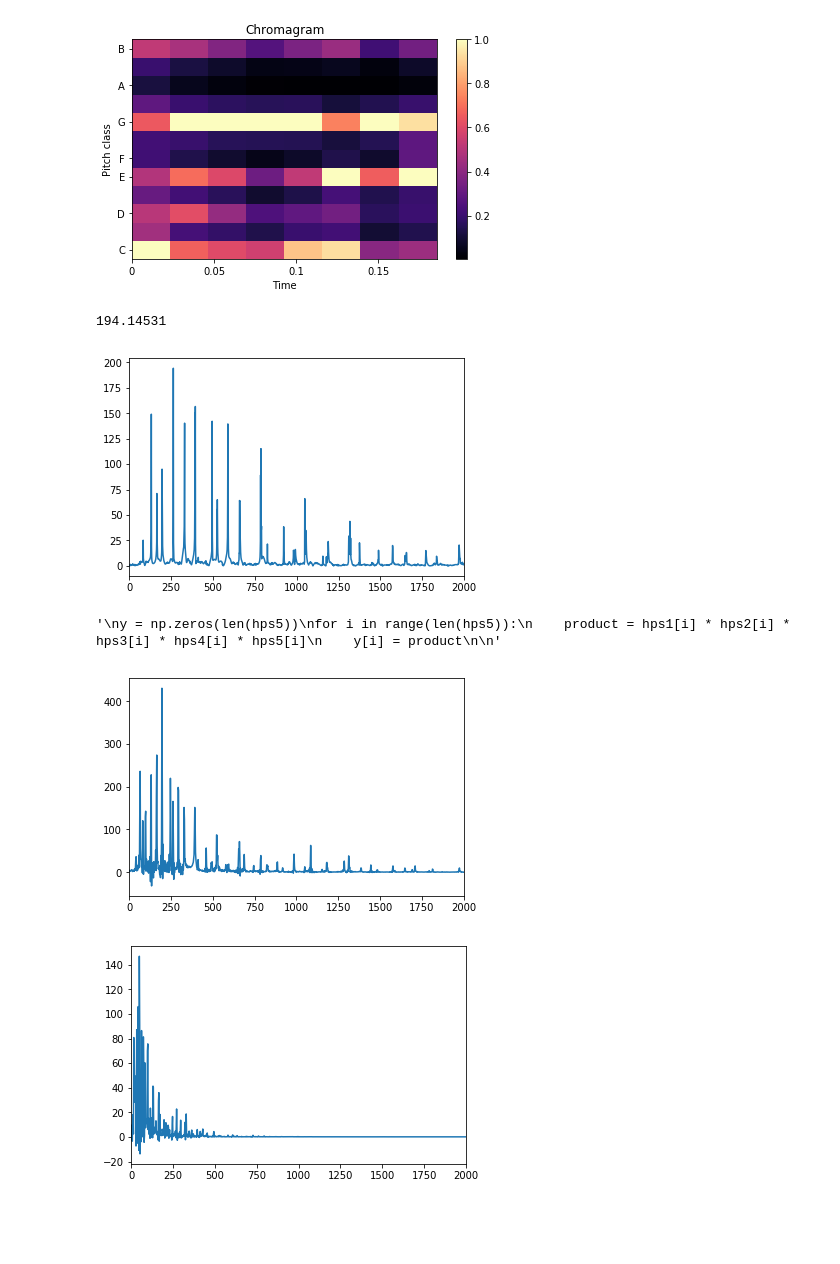
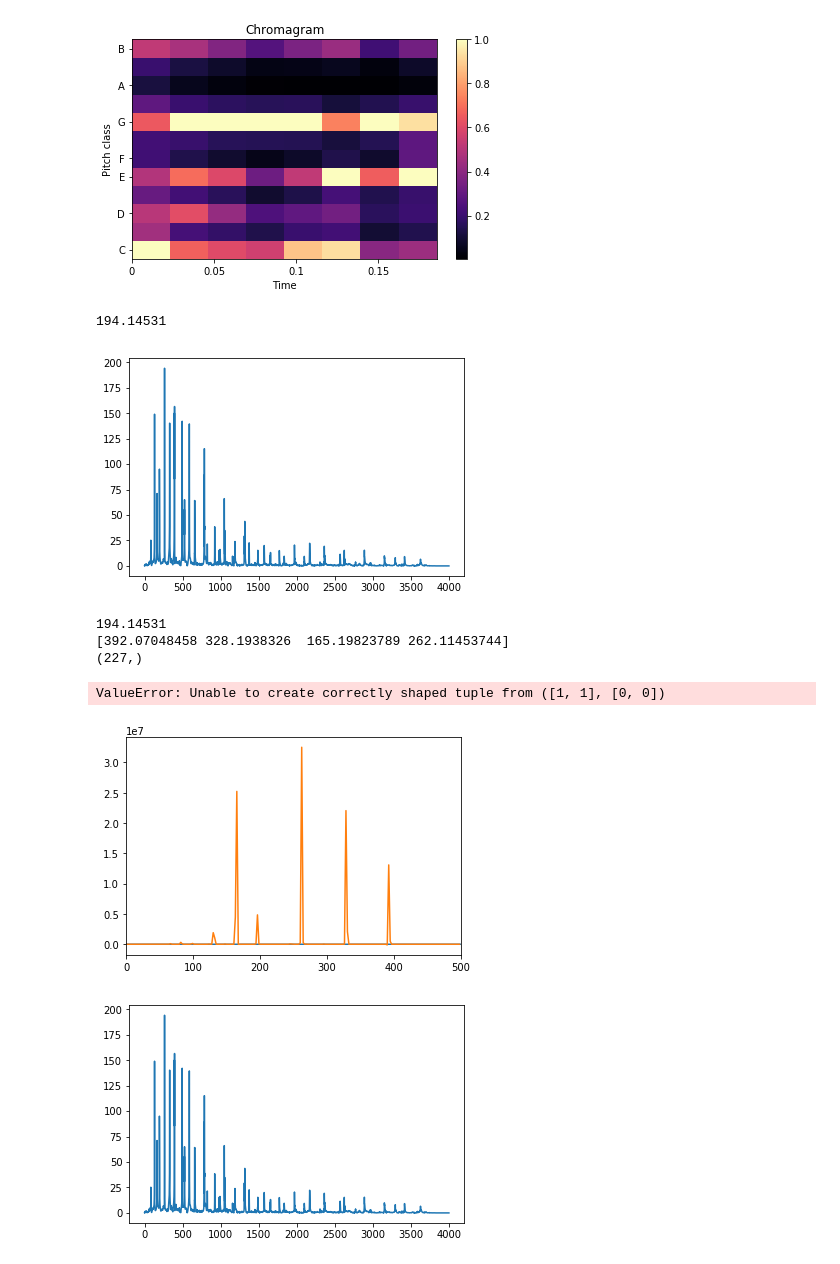
Before and after one commit to MichaelCuevas/automated-roman-numeral-analysis, a Jupyter notebook: chord_test.ipynb, the cells around one changed output. Cells and saved outputs as stored; diff of their text form; code cells hidden in the pictures; blank space fills up the shorter version.

```diff
--- a/chord_test.ipynb
+++ b/chord_test.ipynb
@@ -31,55 +27,82 @@ plt.show()
 # %%
 fft_chroma_test = np.fft.fft(chord)
 fft_chroma_test = np.abs(fft_chroma_test)
+Nf = np.shape(fft_chroma_test)[0]
+fft_chroma_test = fft_chroma_test[0:int(Nf/2)+1]
+
 plt.figure(1)
-win_len = len(chord)
-freq_arr = np.arange(win_len) * (sr/win_len)
+
+freq_arr = np.arange(int(Nf/2)+1) * (sr/win_len)
 plt.plot(freq_arr,fft_chroma_test)
-plt.xlim([0,2000])
+#plt.xlim([0,2000])
 print(np.max(fft_chroma_test))
 # %% [output]
 194.14531
-[figure, old version]
+[figure, new version]
 # %%
 #chord = sp.signal.windows.hann(len(chord)) * chord
 
-hps1 = np.abs(np.fft.fft(sp.signal.decimate(chord, 1)))
-hps2 = np.abs(np.fft.fft(sp.signal.decimate(chord, 2)))
-hps3 = np.abs(np.fft.fft(sp.signal.decimate(chord, 4)))
-hps4 = np.abs(np.fft.fft(sp.signal.decimate(chord, 8)))
-hps5 = np.abs(np.fft.fft(sp.signal.decimate(chord, 16)))
-
-'''
-hps1 = sp.signal.decimate(np.abs(np.fft.fft(chord)), 1)
-hps2 = sp.signal.decimate(np.abs(np.fft.fft(chord)), 2)
-hps3 = sp.signal.decimate(np.abs(np.fft.fft(chord)), 4)
-hps4 = sp.signal.decimate(np.abs(np.fft.fft(chord)), 8)
-hps5 = sp.signal.decimate(np.abs(np.fft.fft(chord)), 16)
-'''
-fft_chord = np.fft.fft(chord)
-fft_chord = np.abs(fft_chroma_test)
+hps1 = sp.signal.decimate(fft_chroma_test, 1)
+hps2 = sp.signal.decimate(fft_chroma_test, 2)
+hps3 = sp.signal.decimate(fft_chroma_test, 4)
+hps4 = sp.signal.decimate(fft_chroma_test, 8)
+hps5 = sp.signal.decimate(fft_chroma_test, 16)
 
 plt.figure(0)
-hps1 = sp.signal.decimate(fft_chord, 2)
 win_len2 = len(hps1)
 freq_arr2 = np.arange(win_len2) * ((sr/2)/win_len2)
 plt.plot(freq_arr2, hps1)
-plt.xlim([0,2000])
-
+#plt.xlim([0,2000])
+'''
 plt.figure(1)
 hps2 = sp.signal.decimate(fft_chord, 8)
 win_len2 = len(hps2)
 freq_arr2 = np.arange(win_len2) * ((sr/8)/win_len2)
 plt.plot(freq_arr2, hps2)
 plt.xlim([0,2000])
+
 '''
+# Calculation for HPS
+
 y = np.zeros(len(hps5))
 for i in range(len(hps5)):
     product = hps1[i] * hps2[i] * hps3[i] * hps4[i] * hps5[i]
     y[i] = product
 
-'''
+# Plot for HPS
+
+plt.figure(0)
+win_len2 = len(y)
+freq_arr2 = np.arange(win_len2) * ((sr/16)/win_len2)
+plt.xlim([0,500])
+plt.plot(freq_arr2, y)
+
+fft_chroma_test = np.fft.fft(chord)
+fft_chroma_test = np.abs(fft_chroma_test)
+Nf = np.shape(fft_chroma_test)[0]
+fft_chroma_test = fft_chroma_test[0:int(Nf/2)+1]
+
+plt.figure(1)
+
+freq_arr = np.arange(int(Nf/2)+1) * (sr/win_len)
+plt.plot(freq_arr,fft_chroma_test)
+print(np.max(fft_chroma_test))
+ind = np.argsort(y)
+ind = ind*((sr/16)/win_len2)
+leng = np.shape(ind)[0]
+print(str(ind[leng-4:leng]))
+sroit = sr/16
+print(str(np.shape(y)))
+spec = librosa.feature.chroma_stft(S=y)
+librosa.display.specshow(spec, y_axis='chroma',x_axis='time')
+plt.colorbar()
+plt.title('ChromaGRAM')
+plt.tight_layout()
+plt.show()
 # %% [output]
-'\ny = np.zeros(len(hps5))\nfor i in range(len(hps5)):\n    product = hps1[i] * hps2[i] * hps3[i] * hps4[i] * hps5[i]\n    y[i] = product\n\n'
+194.14531
+[392.07048458 328.1938326  165.19823789 262.11453744]
+(227,)
+ValueError: Unable to create correctly shaped tuple from ([1, 1], [0, 0])
-[figure, old version]
+[figure, new version]
-[figure, old version]
+[figure, new version]
```
Also changed, not shown: parts of 4 cells of this notebook.
